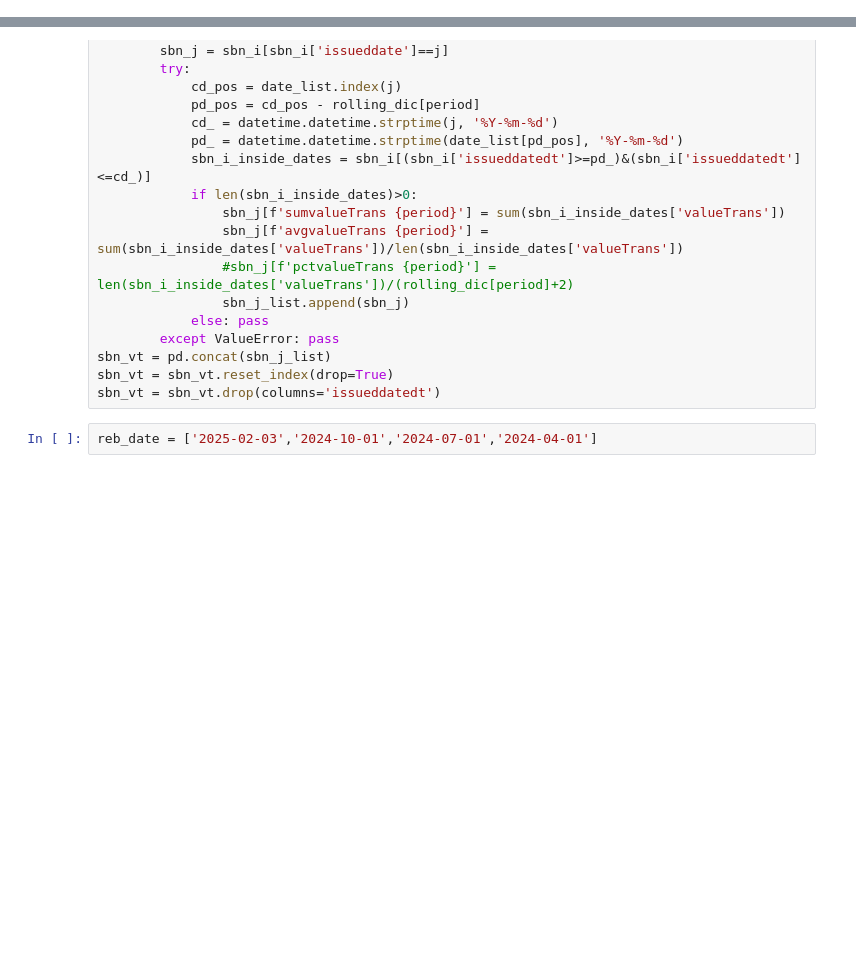
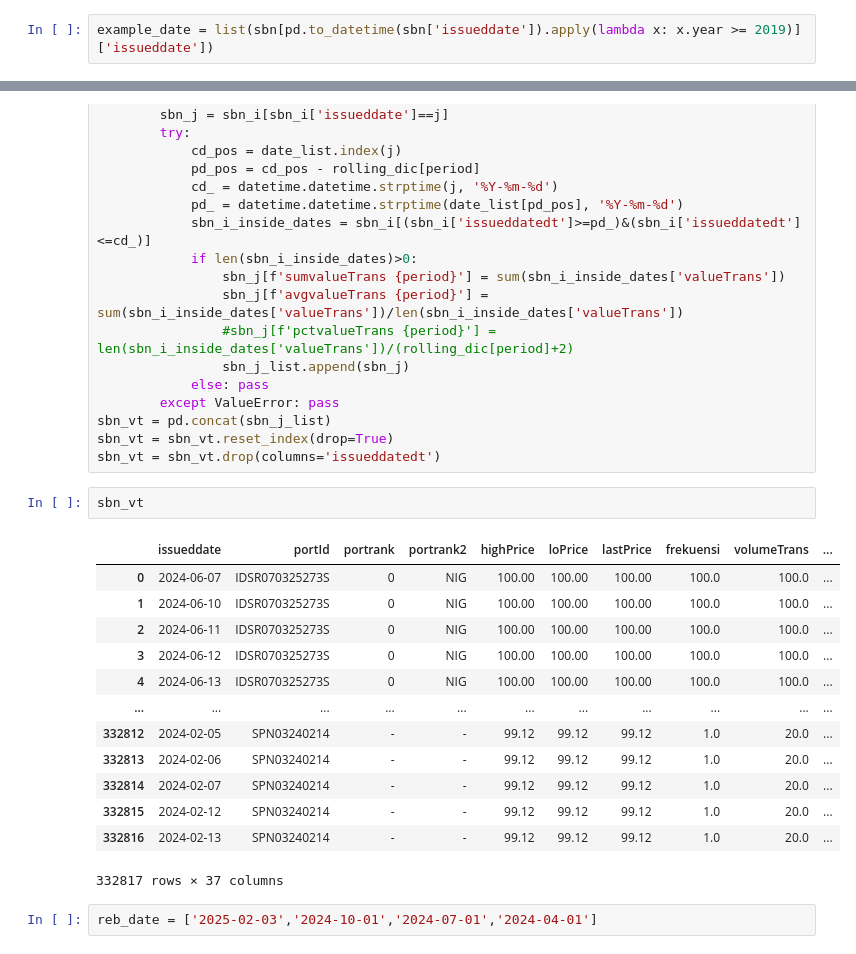
Before and after one commit to IrfanHilman/project_pegadaian, a Jupyter notebook: universe_creation/bond_screening_pegadaian.ipynb, the cells around one changed output, grey strips where cells are left out. Saved outputs shown, nothing was run; the diff lists cells and outputs as text; blank space fills up the shorter version.

```diff
--- a/universe_creation/bond_screening_pegadaian.ipynb
+++ b/universe_creation/bond_screening_pegadaian.ipynb
@@ -137,3 +176,5 @@ example_date = ['2025-02-22','2025-02-23','2025-02-24','2025-02-25','2025-02-26'
+# %%
+example_date = list(sbn[pd.to_datetime(sbn['issueddate']).apply(lambda x: x.year >= 2019)]['issueddate'])
 # %%
 #Create index
 sbn_list = []
@@ -192,6 +254,22 @@ for en,i in enumerate(set(list(sbn['portId']))):
 sbn_vt = pd.concat(sbn_j_list)
 sbn_vt = sbn_vt.reset_index(drop=True)
 sbn_vt = sbn_vt.drop(columns='issueddatedt')
+# %%
+sbn_vt
+# %% [output]
+|  | issueddate | portId | portrank | portrank2 | highPrice | loPrice | lastPrice | frekuensi | volumeTrans | ... |
+| 0 | 2024-06-07 | IDSR070325273S | 0 | NIG | 100.00 | 100.00 | 100.00 | 100.0 | 100.0 | ... |
+| 1 | 2024-06-10 | IDSR070325273S | 0 | NIG | 100.00 | 100.00 | 100.00 | 100.0 | 100.0 | ... |
+| 2 | 2024-06-11 | IDSR070325273S | 0 | NIG | 100.00 | 100.00 | 100.00 | 100.0 | 100.0 | ... |
+| 3 | 2024-06-12 | IDSR070325273S | 0 | NIG | 100.00 | 100.00 | 100.00 | 100.0 | 100.0 | ... |
+| 4 | 2024-06-13 | IDSR070325273S | 0 | NIG | 100.00 | 100.00 | 100.00 | 100.0 | 100.0 | ... |
+| ... | ... | ... | ... | ... | ... | ... | ... | ... | ... | ... |
+| 332812 | 2024-02-05 | SPN03240214 | - | - | 99.12 | 99.12 | 99.12 | 1.0 | 20.0 | ... |
+| 332813 | 2024-02-06 | SPN03240214 | - | - | 99.12 | 99.12 | 99.12 | 1.0 | 20.0 | ... |
+| 332814 | 2024-02-07 | SPN03240214 | - | - | 99.12 | 99.12 | 99.12 | 1.0 | 20.0 | ... |
+| 332815 | 2024-02-12 | SPN03240214 | - | - | 99.12 | 99.12 | 99.12 | 1.0 | 20.0 | ... |
+| 332816 | 2024-02-13 | SPN03240214 | - | - | 99.12 | 99.12 | 99.12 | 1.0 | 20.0 | ... |
+332817 rows × 37 columns
 # %%
 reb_date = ['2025-02-03','2024-10-01','2024-07-01','2024-04-01']
 # %%
```
Also changed, not shown: parts of 8 cells of this notebook, 4 other files.
